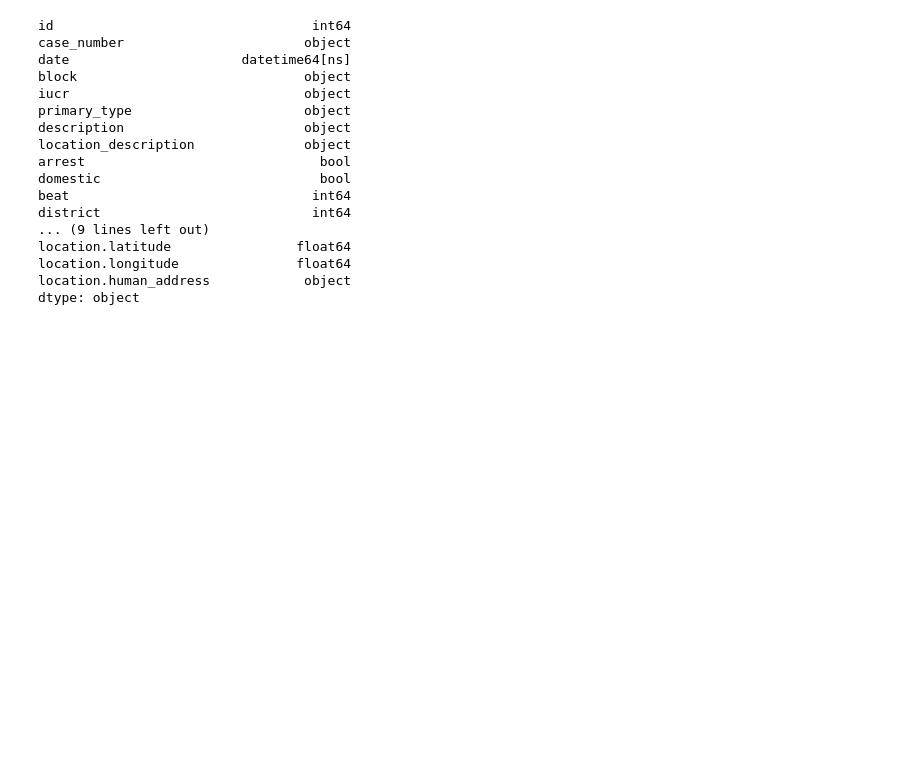
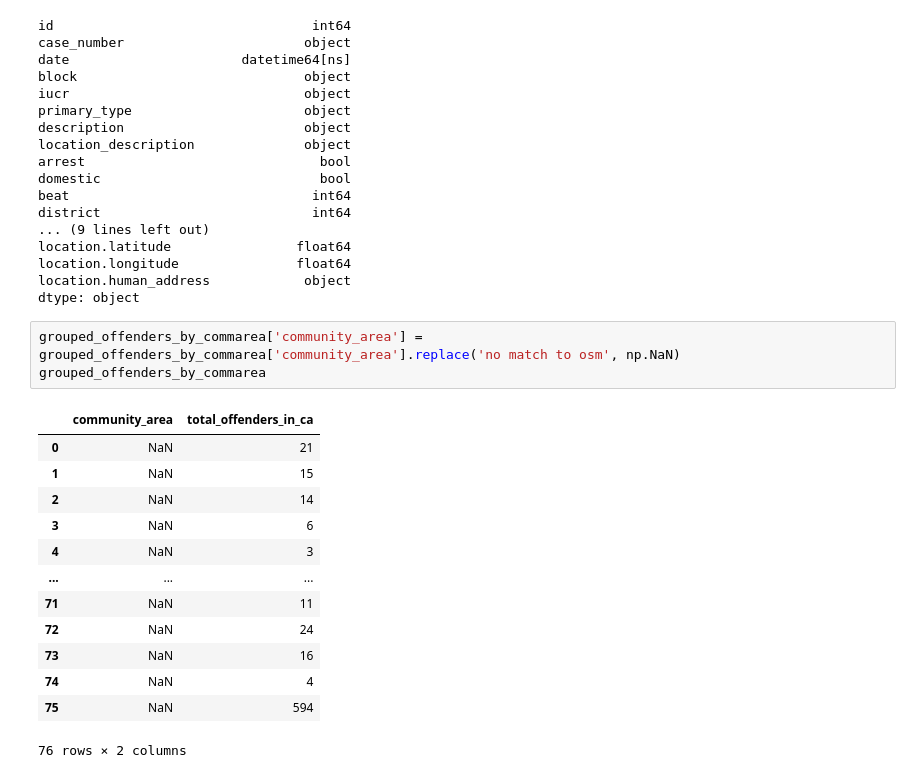
Before and after one commit to tdotkim/498_winter_group_bfmnt, a Jupyter notebook: example_code/etl/merge_example.ipynb, the cells around one changed output. Drawn from its saved outputs; the diff is of its cells as text; blank space fills up the shorter version.

```diff
--- a/example_code/etl/merge_example.ipynb
+++ b/example_code/etl/merge_example.ipynb
@@ -171,5 +191,22 @@ location.latitude                float64
 location.longitude               float64
 location.human_address            object
 dtype: object
+# %%
+grouped_offenders_by_commarea['community_area'] = grouped_offenders_by_commarea['community_area'].replace('no match to osm', np.NaN)
+grouped_offenders_by_commarea
+# %% [output]
+|  | community_area | total_offenders_in_ca |
+| 0 | NaN | 21 |
+| 1 | NaN | 15 |
+| 2 | NaN | 14 |
+| 3 | NaN | 6 |
+| 4 | NaN | 3 |
+| ... | ... | ... |
+| 71 | NaN | 11 |
+| 72 | NaN | 24 |
+| 73 | NaN | 16 |
+| 74 | NaN | 4 |
+| 75 | NaN | 594 |
+76 rows × 2 columns
 # %%
 big_df = merged_crimes.merge(grouped_offenders_by_commarea, how='left', on='community_area')
```
Also changed, not shown: parts of 18 cells of this notebook, 6 other files.
